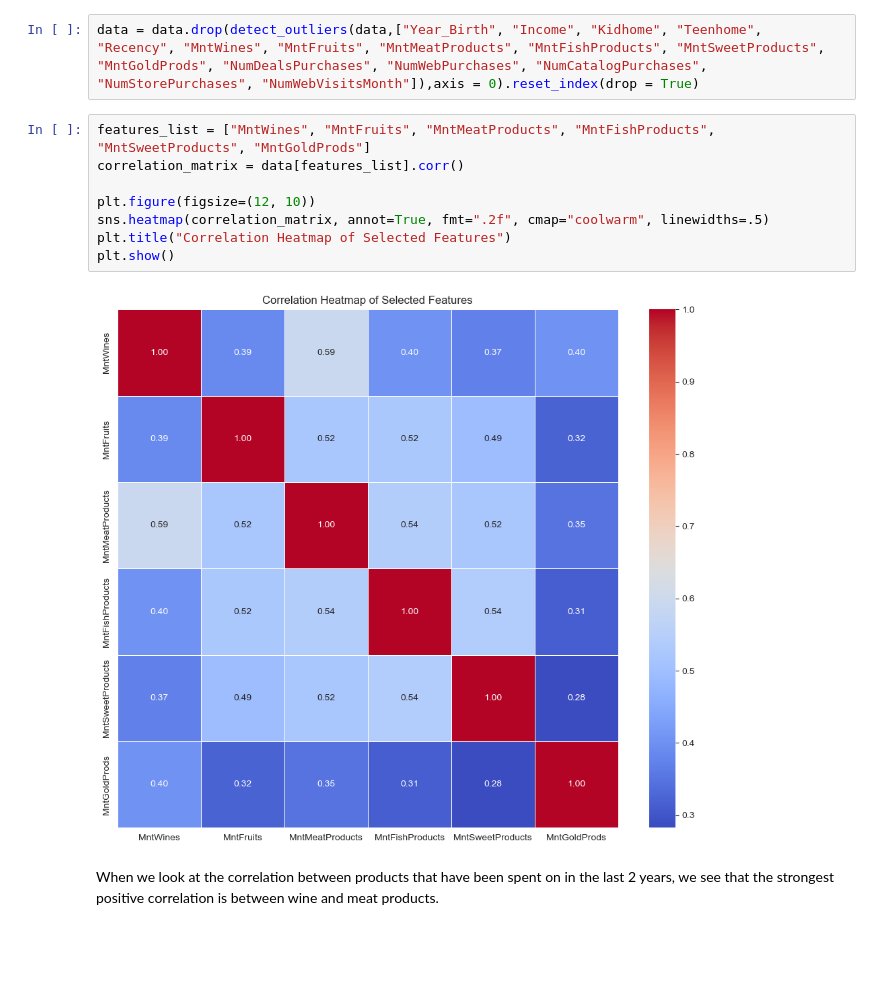
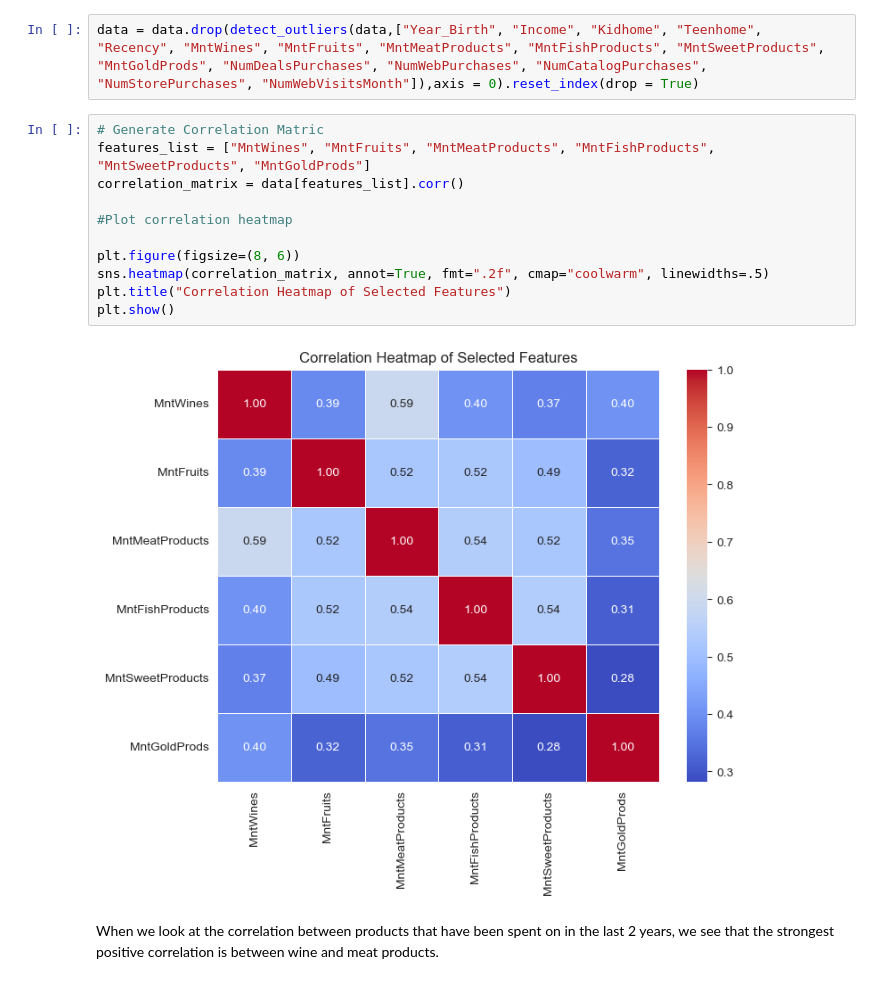
Before and after one commit to vkr93/Data-Science-and-Machine-Learning-INDE-577---Spring-2024-, a Jupyter notebook: Unsupervised Learning/1_K_means_Clustering/k_means_clustering.ipynb, the cells around one changed output. Drawn from its saved outputs; the diff is of its cells as text; blank space fills up the shorter version.

```diff
--- a/Unsupervised Learning/1_K_means_Clustering/k_means_clustering.ipynb
+++ b/Unsupervised Learning/1_K_means_Clustering/k_means_clustering.ipynb
@@ -316,15 +316,18 @@ data.loc[detect_outliers(data,["Year_Birth", "Income", "Kidhome", "Teenhome", "R
 # %%
 data = data.drop(detect_outliers(data,["Year_Birth", "Income", "Kidhome", "Teenhome", "Recency", "MntWines", "MntFruits", "MntMeatProducts", "MntFishProducts", "MntSweetProducts", "MntGoldProds", "NumDealsPurchases", "NumWebPurchases", "NumCatalogPurchases", "NumStorePurchases", "NumWebVisitsMonth"]),axis = 0).reset_index(drop = True)
 # %%
+# Generate Correlation Matric
 features_list = ["MntWines", "MntFruits", "MntMeatProducts", "MntFishProducts", "MntSweetProducts", "MntGoldProds"]
 correlation_matrix = data[features_list].corr()
 
-plt.figure(figsize=(12, 10))
+#Plot correlation heatmap
+
+plt.figure(figsize=(8, 6))
 sns.heatmap(correlation_matrix, annot=True, fmt=".2f", cmap="coolwarm", linewidths=.5)
 plt.title("Correlation Heatmap of Selected Features")
 plt.show()
 # %% [output]
-[figure, old version]
+[figure, new version]
 # %% [markdown]
 When we look at the correlation between products that have been spent on in the last 2 years, we see that the strongest positive correlation is between wine and meat products.
 # %%
```
Also changed, not shown: parts of 7 cells of this notebook.
